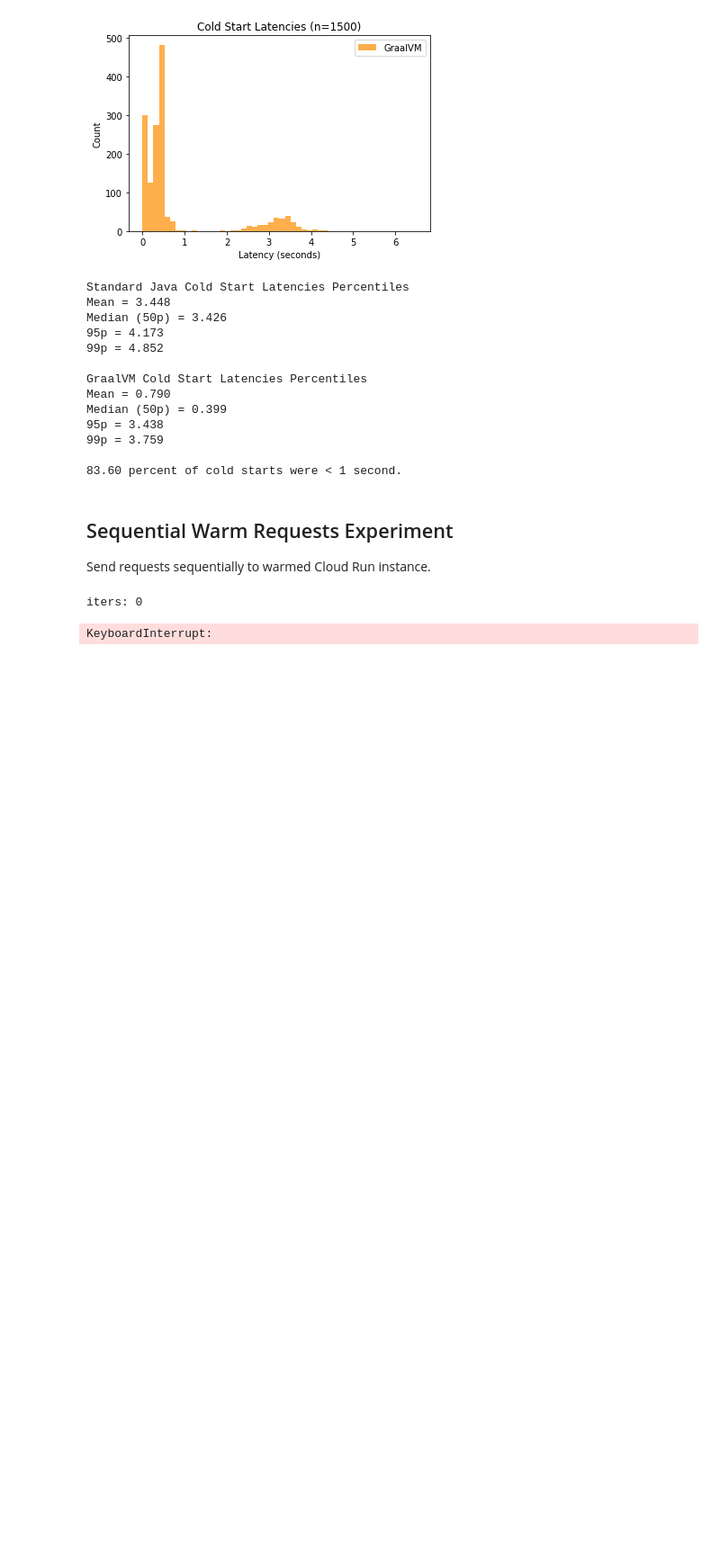
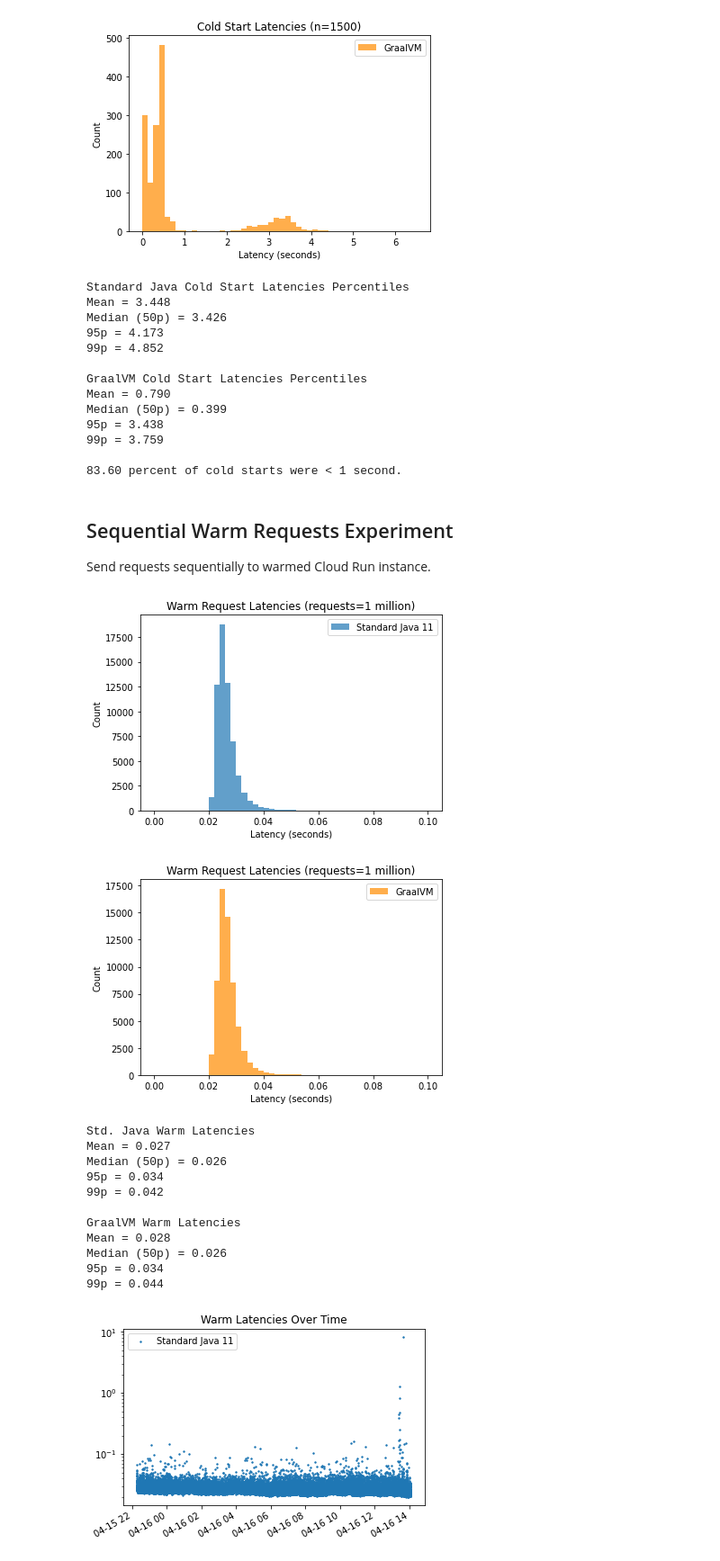
Before and after one commit to dzou/graalvm-benchmarks, a Jupyter notebook: GraalVM Benchmarks for Cloud Run.ipynb, the cells around one changed output. Shown at 90% size. Saved outputs shown, nothing was run; the diff lists cells and outputs as text; code cells hidden in the pictures; blank space fills up the shorter version.

Commit message:
bulk warm request metrics

```diff
--- a/GraalVM Benchmarks for Cloud Run.ipynb
+++ b/GraalVM Benchmarks for Cloud Run.ipynb
@@ -171,40 +171,55 @@ def sequential_request(fn_name, file_name, times=10):
         datum = (int(round(time.time())), result)
         write_result.append(datum)
         # print("Request %s: time = %.3f" % (fn_name, result))
     write_data(write_result, file_name)
 
 
-for i in range(200000):
-    sequential_request(STD_JAVA_FN, 'std_java_warm_requests_bulk.txt', times=1)
-    sequential_request(GRAAL_FN, 'graalvm_warm_requests_bulk.txt', times=1)
-    if i % 100 == 0:
-        print("iters: " + str(i))
+# for i in range(200000):
+#     sequential_request(STD_JAVA_FN, 'std_java_warm_requests_bulk.txt', times=1)
+#     sequential_request(GRAAL_FN, 'graalvm_warm_requests_bulk.txt', times=1)
+#     if i % 100 == 0:
+#         print("iters: " + str(i))
 
 std_java_ts = list(zip(*parse_numbers('std_java_warm_requests_bulk.txt')))[0]
 std_java_ts = list(map(lambda x: datetime.fromtimestamp(x), std_java_ts))
 std_java_warm = list(zip(*parse_numbers('std_java_warm_requests_bulk.txt')))[1]
 
 graalvm_ts = list(zip(*parse_numbers('graalvm_warm_requests_bulk.txt')))[0]
 graalvm_ts = list(map(lambda x: datetime.fromtimestamp(x), graalvm_ts))
 graalvm_warm = list(zip(*parse_numbers('graalvm_warm_requests_bulk.txt')))[1]
 
-plotHistogram([std_java_warm], 'Warm Request Latencies (requests=1 million)', ['Standard Java 11'], range=(0, 0.3))
+plotHistogram([std_java_warm], 'Warm Request Latencies (requests=1 million)', ['Standard Java 11'], range=(0, 0.1))
 plt.show()
-plotHistogram([graalvm_warm], 'Warm Request Latencies (requests=1 million)', ['GraalVM'], range=(0, 0.3), color='darkorange')
+plotHistogram([graalvm_warm], 'Warm Request Latencies (requests=1 million)', ['GraalVM'], range=(0, 0.1), color='darkorange')
 plt.show()
 
 printStats(std_java_warm, 'Std. Java Warm Latencies')
 printStats(graalvm_warm, 'GraalVM Warm Latencies')
 
 def plot_scatter(x, y, **kwargs):
+
     fig, ax = plt.subplots()
     fig.autofmt_xdate()
+    ax.set_yscale('log')
+
+    plt.scatter(x, y, s=3, **kwargs)
     plt.title('Warm Latencies Over Time')
-    plt.scatter(x, y, **kwargs)
     plt.legend()
 
 plot_scatter(std_java_ts, std_java_warm, label='Standard Java 11')
 plot_scatter(graalvm_ts, graalvm_warm, color='darkorange', label='GraalVM')
 # %% [output]
+[figure, added]
+[figure, added]
-iters: 0
+Std. Java Warm Latencies
+Mean = 0.027
+Median (50p) = 0.026
+95p = 0.034
+99p = 0.042
+
+GraalVM Warm Latencies
+Mean = 0.028
+Median (50p) = 0.026
+95p = 0.034
+99p = 0.044
-KeyboardInterrupt:
+[figure, added]
```
Also changed, not shown: parts of 1 cell of this notebook, 2 other files.
